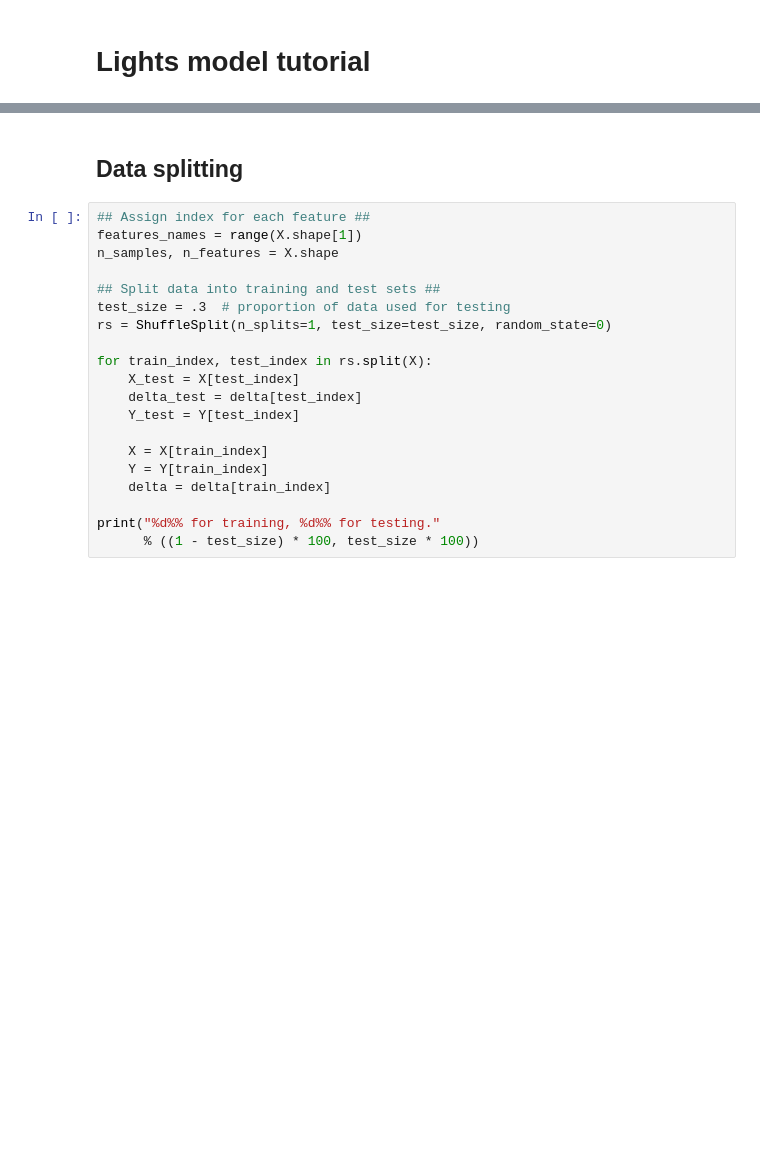
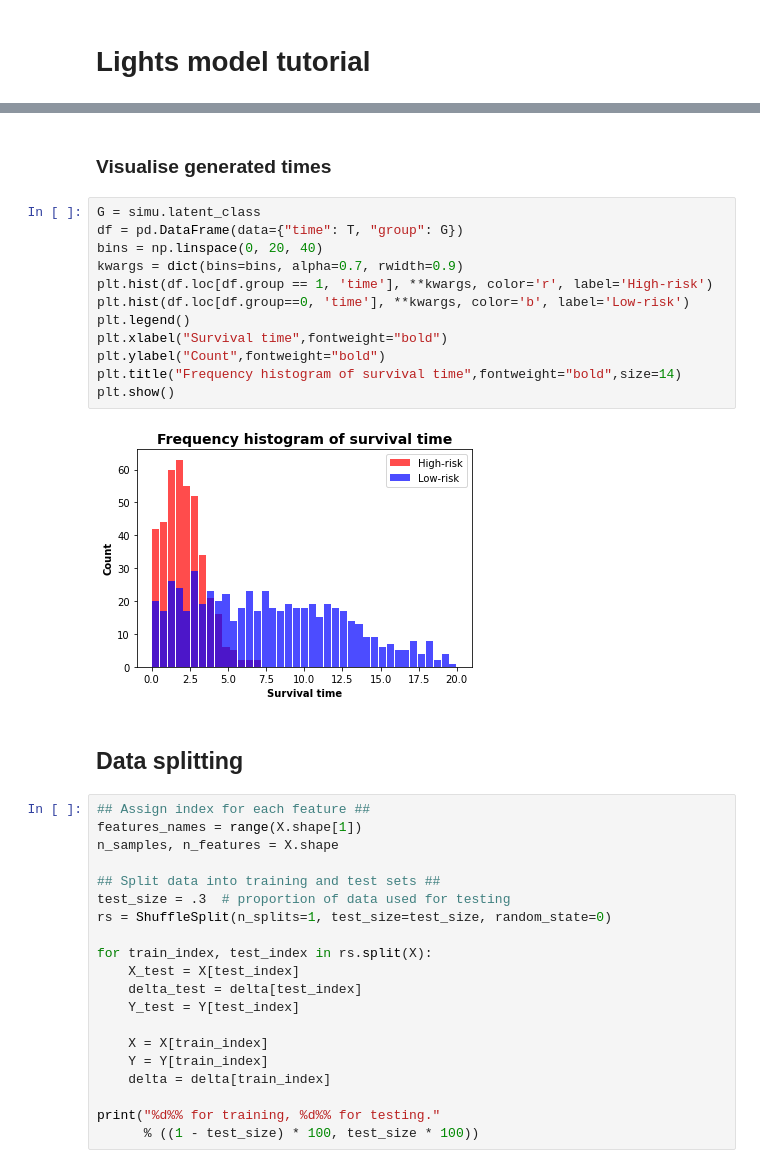
Before and after one commit to Califrais/flash, a Jupyter notebook: Lights tutorial.ipynb, the cells around one changed output, grey strips where cells are left out. Drawn from its saved outputs; the diff is of its cells as text; blank space fills up the shorter version.

```diff
--- a/Lights tutorial.ipynb
+++ b/Lights tutorial.ipynb
@@ -57,3 +48,19 @@ plt.tight_layout()
+# %% [markdown]
+### Visualise generated times
+# %%
+G = simu.latent_class
+df = pd.DataFrame(data={"time": T, "group": G})
+bins = np.linspace(0, 20, 40)
+kwargs = dict(bins=bins, alpha=0.7, rwidth=0.9)
+plt.hist(df.loc[df.group == 1, 'time'], **kwargs, color='r', label='High-risk')
+plt.hist(df.loc[df.group==0, 'time'], **kwargs, color='b', label='Low-risk')
+plt.legend()
+plt.xlabel("Survival time",fontweight="bold")
+plt.ylabel("Count",fontweight="bold")
+plt.title("Frequency histogram of survival time",fontweight="bold",size=14)
+plt.show()
+# %% [output]
+[figure, added]
 # %% [markdown]
 ## Data splitting
 # %%
```
Also changed, not shown: parts of 5 cells of this notebook, 2 other files.
